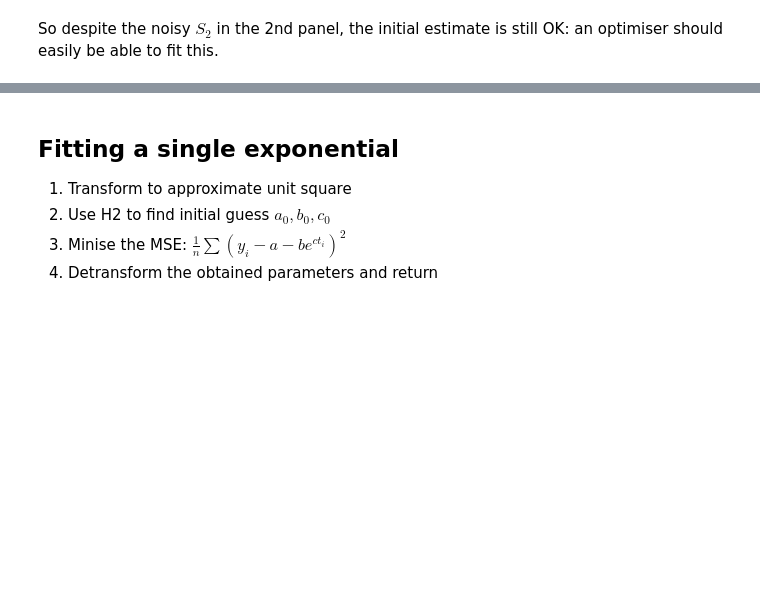
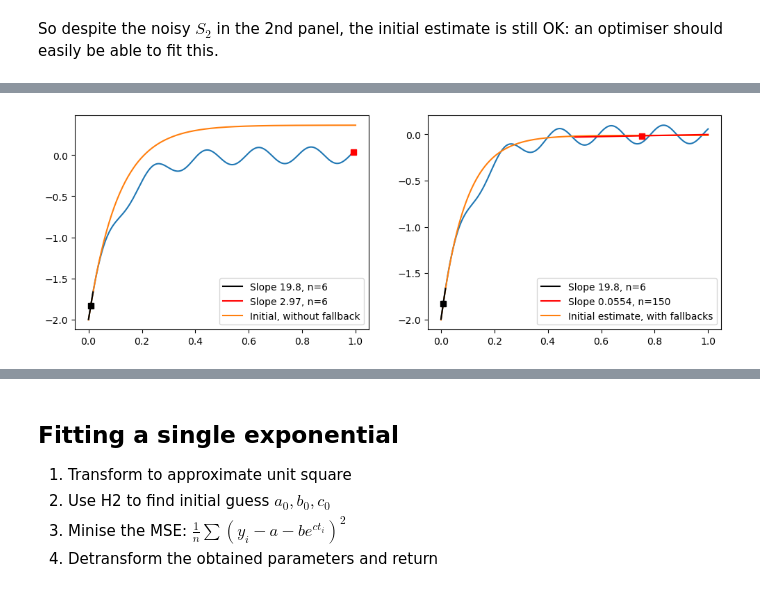
Before and after one commit to myokit/expfit, a Jupyter notebook: docs/expfit-1-initial-guess.ipynb, the cells around one changed output, grey strips where cells are left out. Cells and saved outputs as stored; diff of their text form; code cells hidden in the pictures; blank space fills up the shorter version.

```diff
--- a/docs/expfit-1-initial-guess.ipynb
+++ b/docs/expfit-1-initial-guess.ipynb
@@ -228,0 +309,5 @@ So despite the noisy $S_2$ in the 2nd panel, the initial estimate is still OK: a
+# %%
+demo_fallbacks(x, y)
+plt.show()
+# %% [output]
+[figure, added]
```
Also changed, not shown: parts of 19 cells of this notebook, 2 other files.
